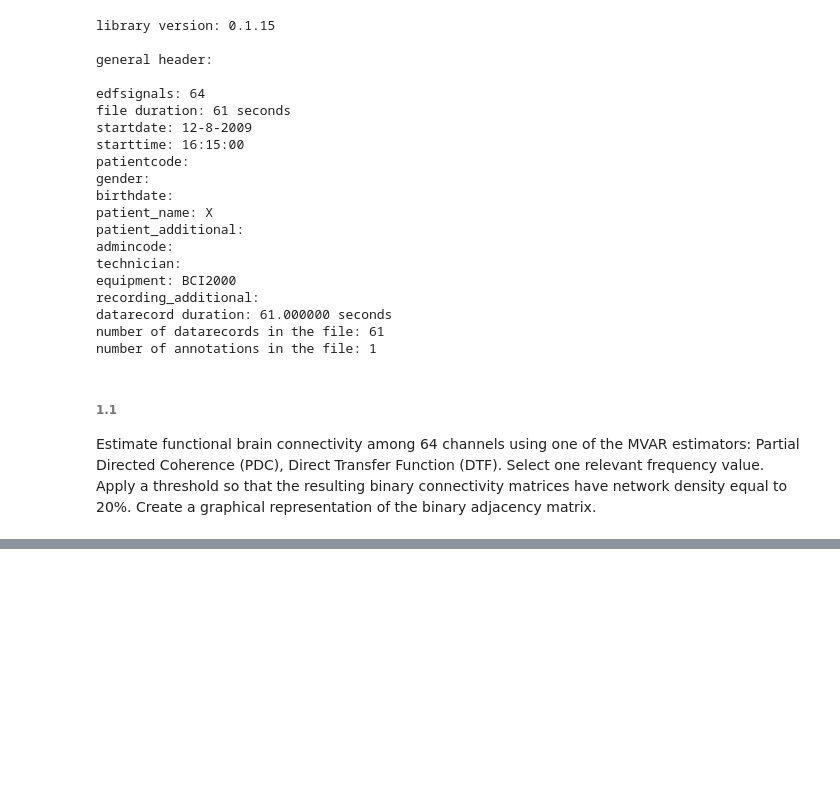
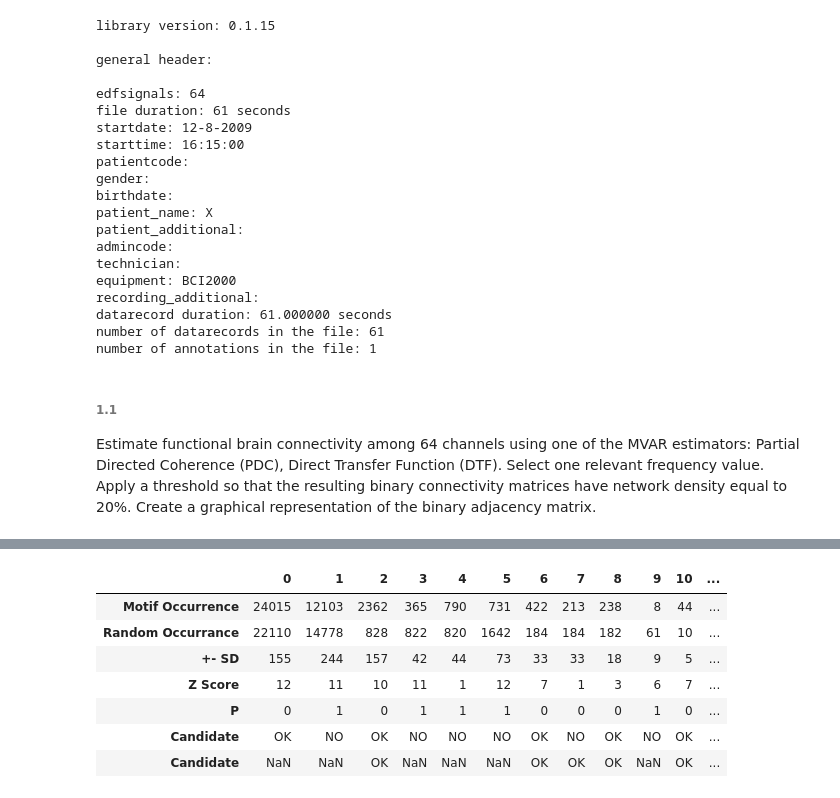
Before and after one commit to giuliacassara/BrainNetworkStudy, a Jupyter notebook: Analysis_Point3-4.ipynb, the cells around one changed output, grey strips where cells are left out. Drawn from its saved outputs; the diff is of its cells as text; code cells hidden in the pictures; blank space fills up the shorter version.

```diff
--- a/Analysis_Point3-4.ipynb
+++ b/Analysis_Point3-4.ipynb
@@ -174,0 +207,22 @@ LIST THE HIGHEST 10 CHANNELS FOR LOCAL INDICES.
+# %%
+# via the method Triad census, performed on the algorithm defined by Davis and Leinhardt, we attempt to
+# classify every triple of vertices in the directed graphs. Which means calculating how many times each isomorphism of
+# three nodes occurs in the network. The output is a vector containing that count for any of the 16 possible states
+# of the triad in the order showed in the report.
+m_count_Open = {}
+m_count_Closed = {}
+# MINIMUM FREQUENCY cutoff: U = 'uniqueness threshold'
+U = 4
+for i in range(0,16):
+    if IG_open.triad_census()[i] > U:
+        m_count_Open[i] = IG_open.triad_census()[i]
+    else :
+         m_count_Open[i] = 0
+    if   IG_closed.triad_census()[i] > U:
+        m_count_Closed[i] = IG_closed.triad_census()[i]
+    else :
+        m_count_Closed[i] = 0
+
+#m_count_Open = (m_count_Open > 4).astype(int)
+#print(m_count_Open)
+#print(m_count_Closed)
@@ -174,0 +343,19 @@ LIST THE HIGHEST 10 CHANNELS FOR LOCAL INDICES.
+# %%
+Outputs_closed = pd.DataFrame.from_dict(m_count_Closed, orient = 'index', columns = ['Motif Occurrence'])
+z_closed = pd.DataFrame.from_dict(z_closed, orient = 'index', columns = ['Z Score'])
+prob_treshold_closed = pd.DataFrame.from_dict(prob_treshold_closed, orient = 'index', columns = ['P'])
+check_p_closed = pd.DataFrame.from_dict(check_p_closed, orient = 'index', columns = ['Candidate'])
+mdev_closed =  pd.DataFrame.from_dict(mdev_closed, orient = 'index', columns = ['Candidate'])
+pc = pd.concat([Outputs_closed,triad_mean,triad_sd, z_closed, prob_treshold_closed, check_p_closed,mdev_closed], axis = 1)
+pc = pc.round()
+pc = pc.transpose()
+pc
+# %% [output]
+|  | 0 | 1 | 2 | 3 | 4 | 5 | 6 | 7 | 8 | 9 | 10 | ... |
+| Motif Occurrence | 24015 | 12103 | 2362 | 365 | 790 | 731 | 422 | 213 | 238 | 8 | 44 | ... |
+| Random Occurrance | 22110 | 14778 | 828 | 822 | 820 | 1642 | 184 | 184 | 182 | 61 | 10 | ... |
+| +- SD | 155 | 244 | 157 | 42 | 44 | 73 | 33 | 33 | 18 | 9 | 5 | ... |
+| Z Score | 12 | 11 | 10 | 11 | 1 | 12 | 7 | 1 | 3 | 6 | 7 | ... |
+| P | 0 | 1 | 0 | 1 | 1 | 1 | 0 | 0 | 0 | 1 | 0 | ... |
+| Candidate | OK | NO | OK | NO | NO | NO | OK | NO | OK | NO | OK | ... |
+| Candidate | NaN | NaN | OK | NaN | NaN | NaN | OK | OK | OK | NaN | OK | ... |
```
Also changed, not shown: parts of 16 cells of this notebook, 3 other files.
